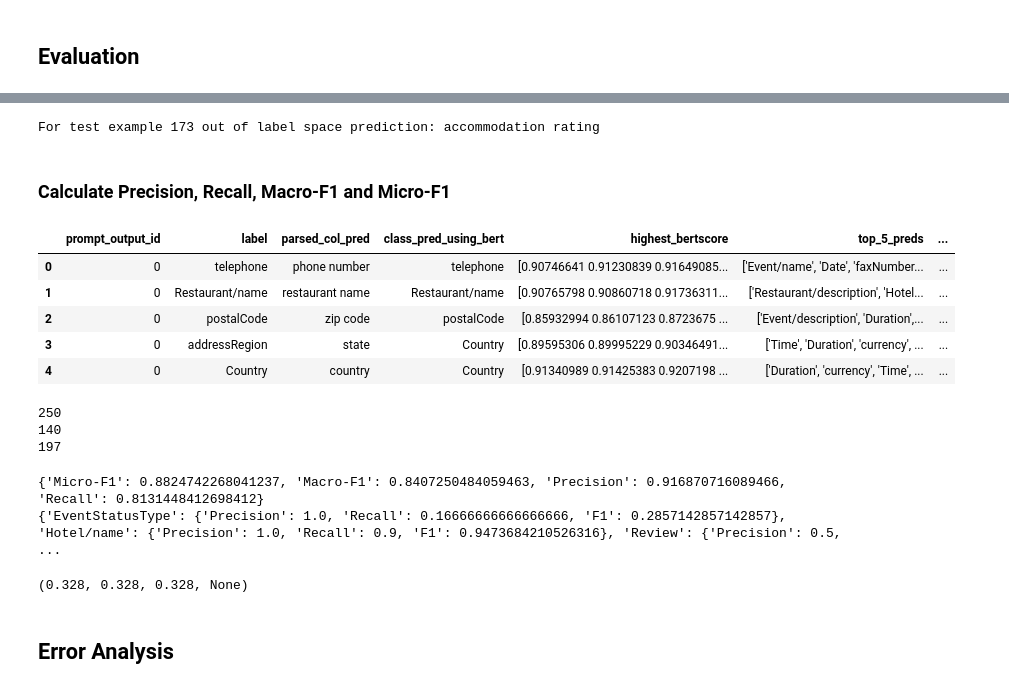
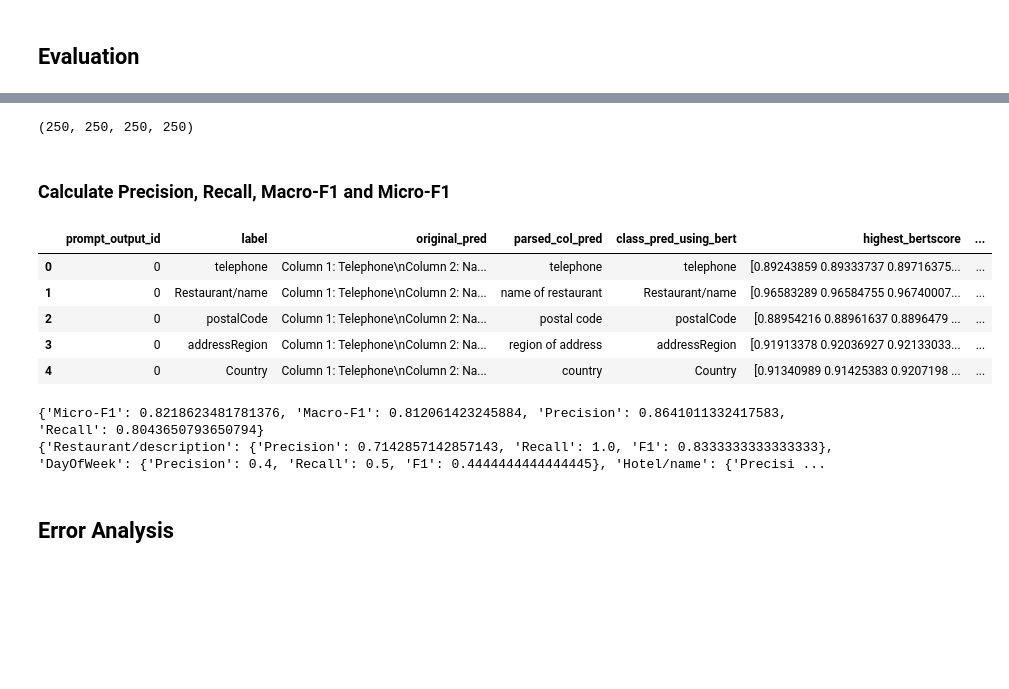
Before and after one commit to CornellDB/SemanticAnnotationBenchmark, a Jupyter notebook: gpt_experiments/Prompt-table-experiments.ipynb, the cells around one changed output, grey strips where cells are left out. Cells and saved outputs as stored; diff of their text form; code cells hidden in the pictures; blank space fills up the shorter version.

Commit message:
reorganizing gpt experiments and adding prediction results

```diff
--- a/Prompt-table-experiments.ipynb
+++ b/gpt_experiments/Prompt-table-experiments.ipynb
@@ -270,6 +388,6 @@ print(results)
 # %%
-def evaluation_new(preds, bert_threshold=0.85, topics=None):
-    ids, predictions, original_preds, top_5_predictions, highest_bertscores = [], [], [], [], []
+def evaluation_new(preds, bert_threshold=0.85):
+    ids, predictions, original_preds, parsed_preds, top_5_predictions, highest_bertscores = [], [], [], [], [], []
     i=0
     for j, table_preds in enumerate(tqdm(preds)):
         # How many columns does the table have? : To control cases when less/more classes are returned
@@ -311,7 +429,8 @@ def evaluation_new(preds, bert_threshold=0.85, topics=None):
                 pred = pred.split(".")[0].strip()
             # Lower-case prediction
             pred = pred.strip().lower()
-            original_preds.append(pred)
+            parsed_preds.append(pred)
+            original_preds.append(table_preds)
             ids.append(j)
 
             classes = list(text_to_label.keys())
@@ -332,13 +451,20 @@ def evaluation_new(preds, bert_threshold=0.85, topics=None):
         # If more/less predictions for table
         if len(col_preds) < table_number:
             for m in range(0, table_number-len(col_preds)):
-                predictions.append('-')
+                original_preds.append(table_preds)
+                ids.append(j)
+                predictions.append("-")
+                parsed_preds.append("-")
+                top_5_predictions.append([])
+                highest_bertscores.append(0)
                 i+=1
-    return ids, predictions, original_preds, highest_bertscores, top_5_predictions
+    return ids, predictions, original_preds, parsed_preds, highest_bertscores, top_5_predictions
 
-ids, class_predictions, original_preds, highest_bertscores, top_5_preds = evaluation_new(preds)
+ids, class_predictions, original_preds, parsed_preds, highest_bertscores, top_5_preds = evaluation_new(preds)
-# %% [output]
-For test example 173 out of label space prediction: accommodation rating
+# %%
+len(ids), len(class_predictions), len(original_preds), len(highest_bertscores)
+# %% [output]
+(250, 250, 250, 250)
 # %%
 df = pd.DataFrame({"prompt_output_id": ids,
                    "label": labels,
@@ -410,17 +539,16 @@ evaluation_old()
 # %% [markdown]
 ### Calculate Precision, Recall, Macro-F1 and Micro-F1
 # %%
-df = pd.read_csv("predictions/preds_gpt35_with_inst_2.csv",index_col=0)
-labels, preds = df["label"], df["lionel_annot"]
-# top_5 = df["top_5_preds"]
+df = pd.read_csv("predictions/preds_gpt35_without_inst_og_modified.csv",index_col=0)
+labels, preds = df["label"], df["class_pred_using_bert"]
 df.head()
 # %% [output]
-|  | prompt_output_id | label | parsed_col_pred | class_pred_using_bert | highest_bertscore | top_5_preds | ... |
-| 0 | 0 | telephone | phone number | telephone | [0.90746641 0.91230839 0.91649085... | ['Event/name', 'Date', 'faxNumber... | ... |
-| 1 | 0 | Restaurant/name | restaurant name | Restaurant/name | [0.90765798 0.90860718 0.91736311... | ['Restaurant/description', 'Hotel... | ... |
-| 2 | 0 | postalCode | zip code | postalCode | [0.85932994 0.86107123 0.8723675 ... | ['Event/description', 'Duration',... | ... |
-| 3 | 0 | addressRegion | state | Country | [0.89595306 0.89995229 0.90346491... | ['Time', 'Duration', 'currency', ... | ... |
-| 4 | 0 | Country | country | Country | [0.91340989 0.91425383 0.9207198 ... | ['Duration', 'currency', 'Time', ... | ... |
+|  | prompt_output_id | label | original_pred | parsed_col_pred | class_pred_using_bert | highest_bertscore | ... |
+| 0 | 0 | telephone | Column 1: Telephone\nColumn 2: Na... | telephone | telephone | [0.89243859 0.89333737 0.89716375... | ... |
+| 1 | 0 | Restaurant/name | Column 1: Telephone\nColumn 2: Na... | name of restaurant | Restaurant/name | [0.96583289 0.96584755 0.96740007... | ... |
+| 2 | 0 | postalCode | Column 1: Telephone\nColumn 2: Na... | postal code | postalCode | [0.88954216 0.88961637 0.8896479 ... | ... |
+| 3 | 0 | addressRegion | Column 1: Telephone\nColumn 2: Na... | region of address | addressRegion | [0.91913378 0.92036927 0.92133033... | ... |
+| 4 | 0 | Country | Column 1: Telephone\nColumn 2: Na... | country | Country | [0.91340989 0.91425383 0.9207198 ... | ... |
 # %%
 print(len(df))
 print(len(df[df["label"] == df["class_pred_using_bert"]]))
@@ -428,10 +556,6 @@ df['label_in_top_5'] = df[['label','top_5_preds']].apply(
     lambda row: row['label'] in row['top_5_preds'], axis=1
 )
 print(len(df[df["label_in_top_5"] == True]))
-# %% [output]
-250
-140
-197
 # %%
 def calculate_f1_scores(y_tests, y_preds, num_classes):
     types = list(set(labels))
@@ -512,12 +636,10 @@ evaluation, per_class_eval = calculate_f1_scores(labels, preds, 33)
 print(evaluation)
 print(per_class_eval)
 # %% [output]
-{'Micro-F1': 0.8824742268041237, 'Macro-F1': 0.8407250484059463, 'Precision': 0.916870716089466, 'Recall': 0.8131448412698412}
-{'EventStatusType': {'Precision': 1.0, 'Recall': 0.16666666666666666, 'F1': 0.2857142857142857}, 'Hotel/name': {'Precision': 1.0, 'Recall': 0.9, 'F1': 0.9473684210526316}, 'Review': {'Precision': 0.5, ...
+{'Micro-F1': 0.8218623481781376, 'Macro-F1': 0.812061423245884, 'Precision': 0.8641011332417583, 'Recall': 0.8043650793650794}
+{'Restaurant/description': {'Precision': 0.7142857142857143, 'Recall': 1.0, 'F1': 0.8333333333333333}, 'DayOfWeek': {'Precision': 0.4, 'Recall': 0.5, 'F1': 0.4444444444444445}, 'Hotel/name': {'Precisi ...
 # %%
 from sklearn.metrics import precision_recall_fscore_support
 precision_recall_fscore_support(labels, preds, average="micro")
-# %% [output]
-(0.328, 0.328, 0.328, None)
 # %% [markdown]
 ## Error Analysis
```
Also changed, not shown: parts of 24 cells of this notebook, 34 other files.
